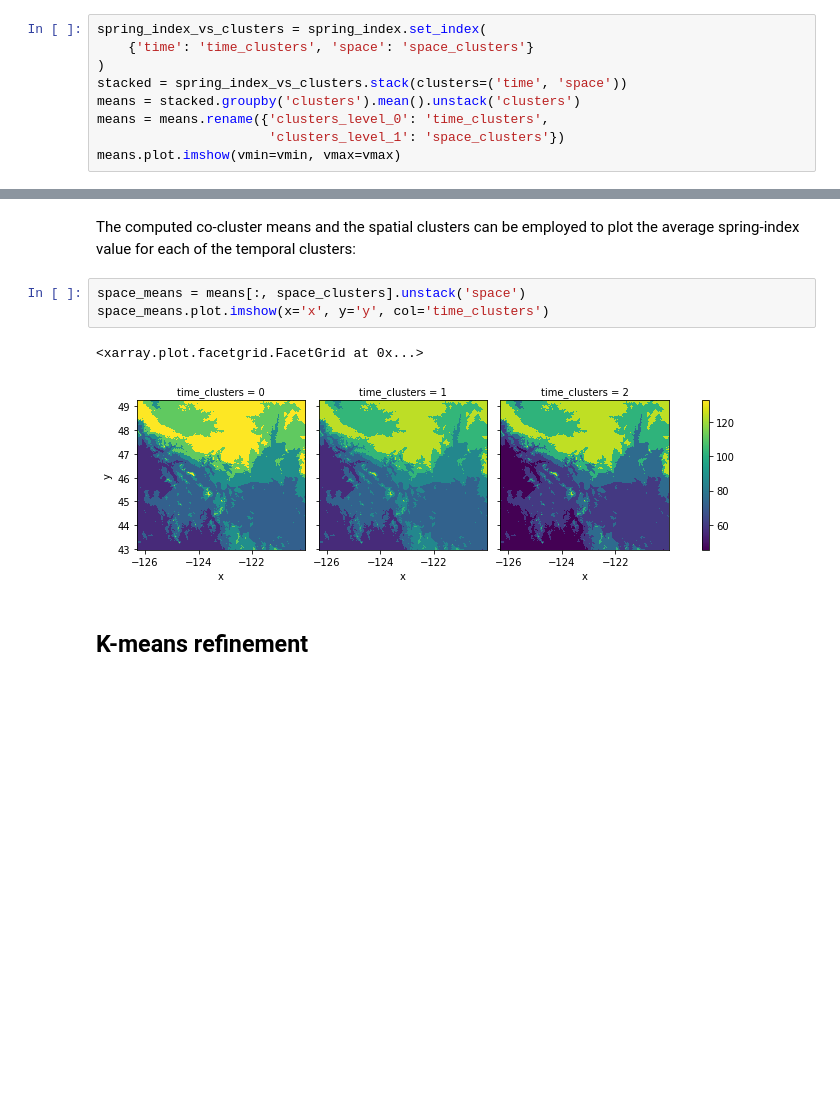
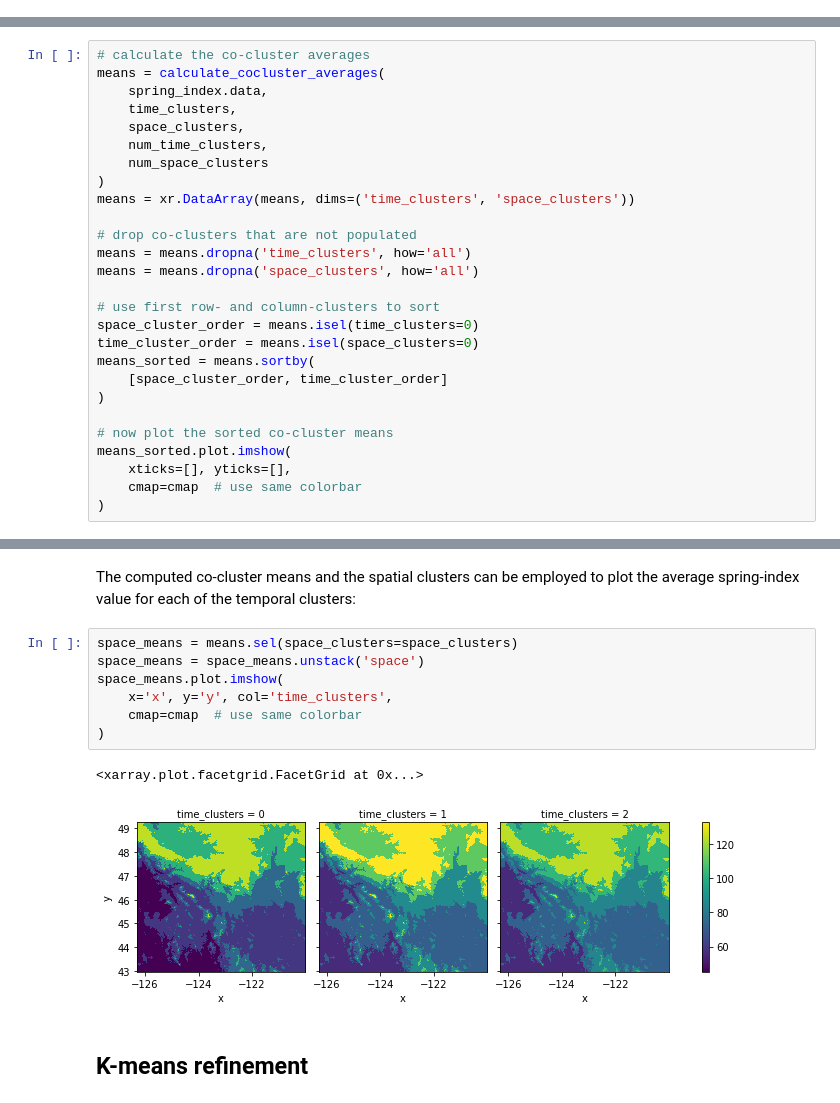
Before and after one commit to esciencecenter-digital-skills/tutorial-cgc, a Jupyter notebook: notebooks/coclustering.ipynb, the cells around one changed output, grey strips where cells are left out. Cells and saved outputs as stored; diff of their text form; blank space fills up the shorter version.

```diff
--- a/notebooks/coclustering.ipynb
+++ b/notebooks/coclustering.ipynb
@@ -242,9 +273,0 @@ The average spring index value for each co-cluster can be computed and plotted i
-# %%
-spring_index_vs_clusters = spring_index.set_index(
-    {'time': 'time_clusters', 'space': 'space_clusters'}
-)
-stacked = spring_index_vs_clusters.stack(clusters=('time', 'space'))
-means = stacked.groupby('clusters').mean().unstack('clusters')
-means = means.rename({'clusters_level_0': 'time_clusters',
-                      'clusters_level_1': 'space_clusters'})
-means.plot.imshow(vmin=vmin, vmax=vmax)
@@ -253,0 +276,27 @@ means.plot.imshow(vmin=vmin, vmax=vmax)
+# %%
+# calculate the co-cluster averages
+means = calculate_cocluster_averages(
+    spring_index.data,
+    time_clusters,
+    space_clusters,
+    num_time_clusters,
+    num_space_clusters
+)
+means = xr.DataArray(means, dims=('time_clusters', 'space_clusters'))
+
+# drop co-clusters that are not populated
+means = means.dropna('time_clusters', how='all')
+means = means.dropna('space_clusters', how='all')
+
+# use first row- and column-clusters to sort
+space_cluster_order = means.isel(time_clusters=0)
+time_cluster_order = means.isel(space_clusters=0)
+means_sorted = means.sortby(
+    [space_cluster_order, time_cluster_order]
+)
+
+# now plot the sorted co-cluster means
+means_sorted.plot.imshow(
+    xticks=[], yticks=[],
+    cmap=cmap  # use same colorbar
+)
@@ -278,11 +332,15 @@ space_clusters_xy.plot.imshow(x='x', y='y', levels=range(num_space_clusters+1))
 # %% [markdown]
 The computed co-cluster means and the spatial clusters can be employed to plot the average spring-index value for each of the temporal clusters:
 # %%
-space_means = means[:, space_clusters].unstack('space')
-space_means.plot.imshow(x='x', y='y', col='time_clusters')
+space_means = means.sel(space_clusters=space_clusters)
+space_means = space_means.unstack('space')
+space_means.plot.imshow(
+    x='x', y='y', col='time_clusters',
+    cmap=cmap  # use same colorbar
+)
 # %% [output]
 <xarray.plot.facetgrid.FacetGrid at 0x...>
-[figure, old version]
+[figure, new version]
 # %% [markdown]
 ## K-means refinement
 # %% [markdown]
```
Also changed, not shown: parts of 50 cells of this notebook.
